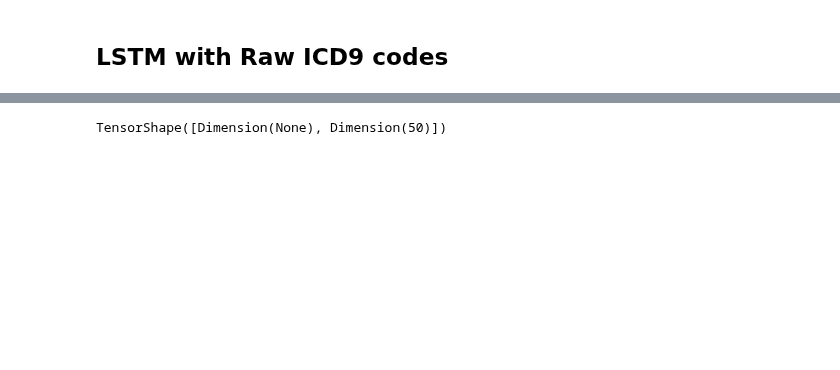
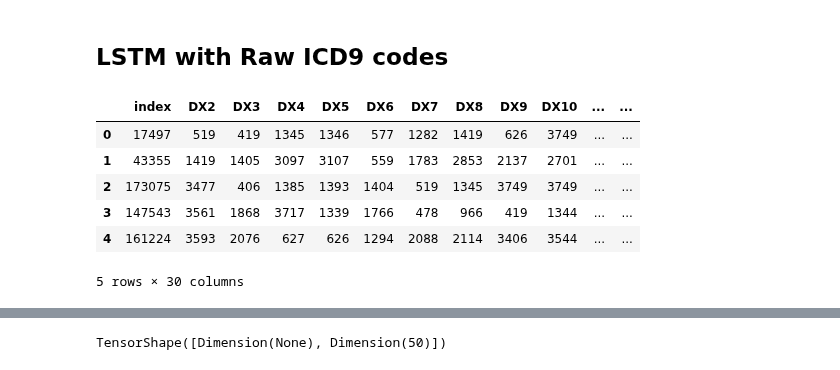
Before and after one commit to wenshuoliu/DLproj, a Jupyter notebook: NRD/Prediction_by_codes2.ipynb, the cells around one changed output, grey strips where cells are left out. Drawn from its saved outputs; the diff is of its cells as text; code cells hidden in the pictures; blank space fills up the shorter version.

```diff
--- a/NRD/Prediction_by_codes2.ipynb
+++ b/NRD/Prediction_by_codes2.ipynb
@@ -206,0 +221,8 @@ train_df = pd.concat([trn_df, val_df])
+# %%
+DX_series = DX_series.astype('category')
+
+DX_cat = DX_series.cat.categories
+n_DX_cat = len(DX_cat)
+DX_series = DX_series.cat.rename_categories(range(n_DX_cat))
+
+DX_dict = dict(zip(DX_cat, range(n_DX_cat)))
@@ -209,3 +242,11 @@ train_df = pd.concat([trn_df, val_df])
 # %%
 N_DX = 29
 DXs = ['DX'+str(n) for n in range(2, N_DX+2)]
+# %%
+DX_df = train_df[DXs]
+DX_df = DX_df.fillna('missing')
+DX_df[DX_df.isin(rare_code)] = 'rare'
+# %%
+DX_df = DX_df.replace(DX_dict)
+# %%
+DX_df = DX_df.reset_index(drop=True)
@@ -212 +256,11 @@ DXs = ['DX'+str(n) for n in range(2, N_DX+2)]
+# %%
+DX_df.head()
+# %% [output]
+|  | index | DX2 | DX3 | DX4 | DX5 | DX6 | DX7 | DX8 | DX9 | DX10 | ... | ... |
+| 0 | 17497 | 519 | 419 | 1345 | 1346 | 577 | 1282 | 1419 | 626 | 3749 | ... | ... |
+| 1 | 43355 | 1419 | 1405 | 3097 | 3107 | 559 | 1783 | 2853 | 2137 | 2701 | ... | ... |
+| 2 | 173075 | 3477 | 406 | 1385 | 1393 | 1404 | 519 | 1345 | 3749 | 3749 | ... | ... |
+| 3 | 147543 | 3561 | 1868 | 3717 | 1339 | 1766 | 478 | 966 | 419 | 1344 | ... | ... |
+| 4 | 161224 | 3593 | 2076 | 627 | 626 | 1294 | 2088 | 2114 | 3406 | 3544 | ... | ... |
+5 rows × 30 columns
 # %%
```
Also changed, not shown: parts of 42 cells of this notebook, 4 other files.
